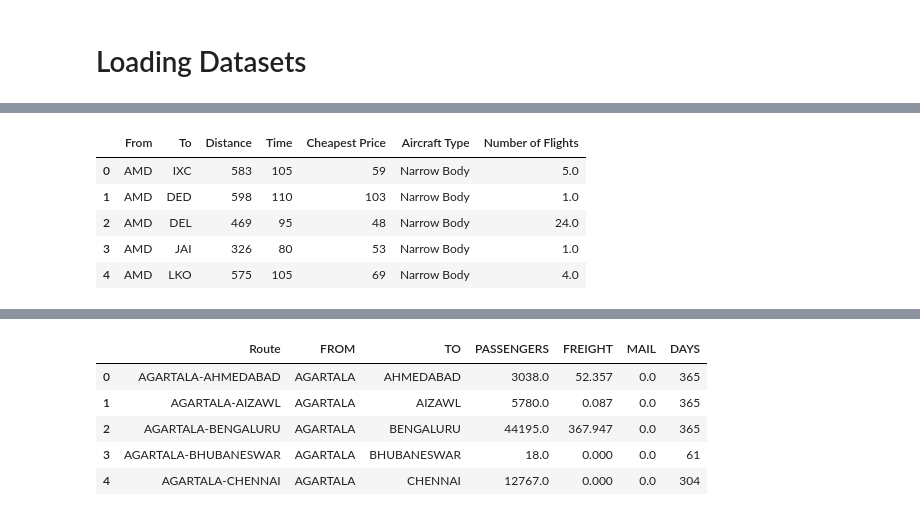
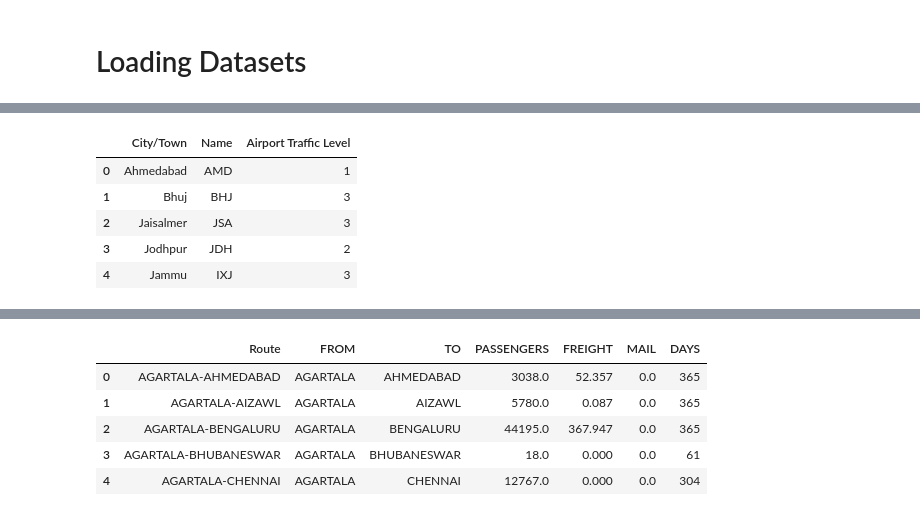
Before and after one commit to SakshatRao/R2_Data_Labs_Hackathon, a Jupyter notebook: CitySelection.ipynb, the cells around one changed output, grey strips where cells are left out. Cells and saved outputs as stored; diff of their text form; code cells hidden in the pictures.

Commit message:
City Selection initial analysis

```diff
--- a/CitySelection.ipynb
+++ b/CitySelection.ipynb
@@ -32,9 +52,9 @@ preprocessor.city_mapping.head()
 # %%
-preprocessor.all_network_data.head()
+preprocessor.all_airport_data.head()
 # %% [output]
-|  | From | To | Distance | Time | Cheapest Price | Aircraft Type | Number of Flights |
-| 0 | AMD | IXC | 583 | 105 | 59 | Narrow Body | 5.0 |
-| 1 | AMD | DED | 598 | 110 | 103 | Narrow Body | 1.0 |
-| 2 | AMD | DEL | 469 | 95 | 48 | Narrow Body | 24.0 |
-| 3 | AMD | JAI | 326 | 80 | 53 | Narrow Body | 1.0 |
-| 4 | AMD | LKO | 575 | 105 | 69 | Narrow Body | 4.0 |
+|  | City/Town | Name | Airport Traffic Level |
+| 0 | Ahmedabad | AMD | 1 |
+| 1 | Bhuj | BHJ | 3 |
+| 2 | Jaisalmer | JSA | 3 |
+| 3 | Jodhpur | JDH | 2 |
+| 4 | Jammu | IXJ | 3 |
```
Also changed, not shown: parts of 55 cells of this notebook, 4 other files.
